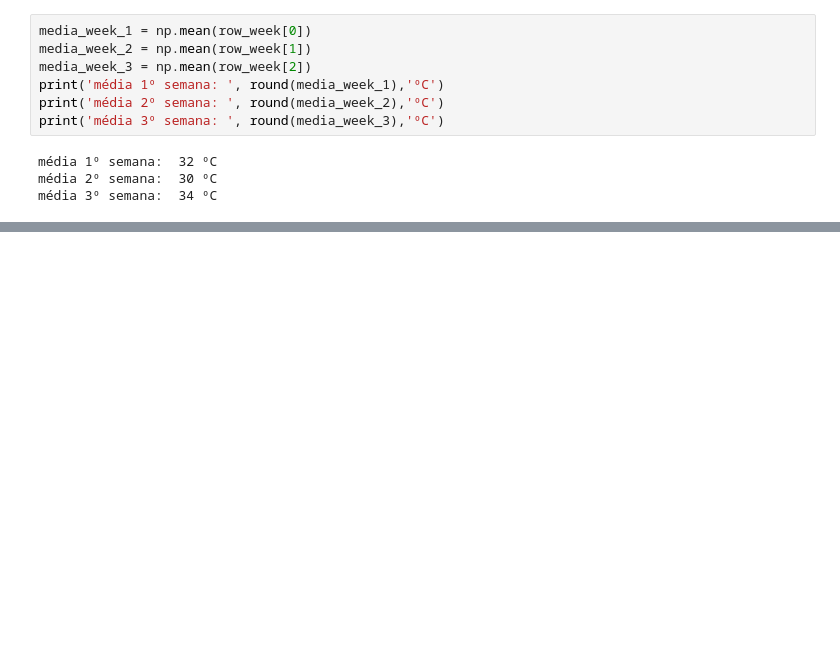
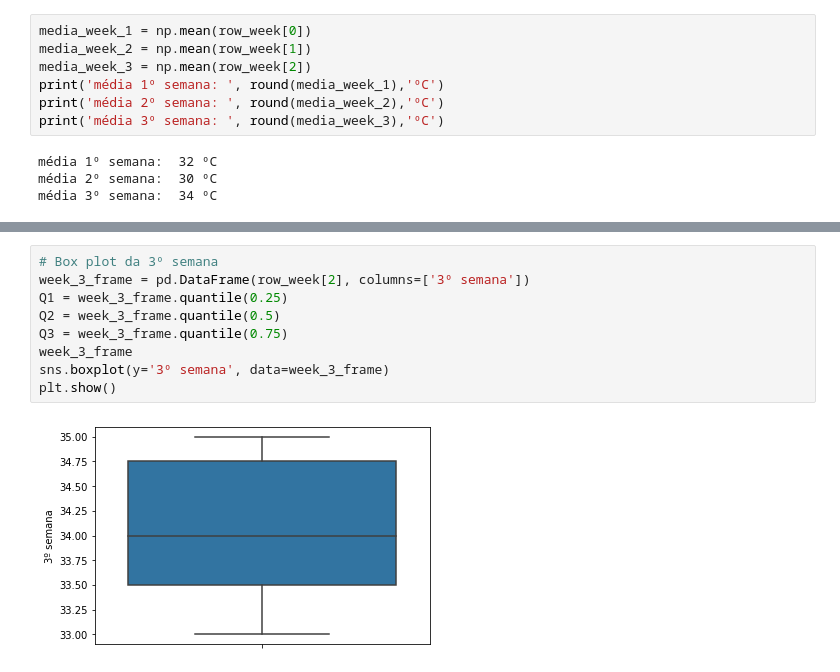
Before and after one commit to dxdiego5/data-science-growdev-matematica-statistica, a Jupyter notebook: ATIVIDADE_FINAL_MODULO.ipynb, the cells around one changed output, grey strips where cells are left out. Drawn from its saved outputs; the diff is of its cells as text; blank space fills up the shorter version.

```diff
--- a/ATIVIDADE_FINAL_MODULO.ipynb
+++ b/ATIVIDADE_FINAL_MODULO.ipynb
@@ -86,0 +133,11 @@ média 3º semana:  34 ºC
+# %%
+# Box plot da 3º semana
+week_3_frame = pd.DataFrame(row_week[2], columns=['3º semana'])
+Q1 = week_3_frame.quantile(0.25)
+Q2 = week_3_frame.quantile(0.5)
+Q3 = week_3_frame.quantile(0.75)
+week_3_frame
+sns.boxplot(y='3º semana', data=week_3_frame)
+plt.show()
+# %% [output]
+[figure, added]
```
Also changed, not shown: parts of 9 cells of this notebook.
